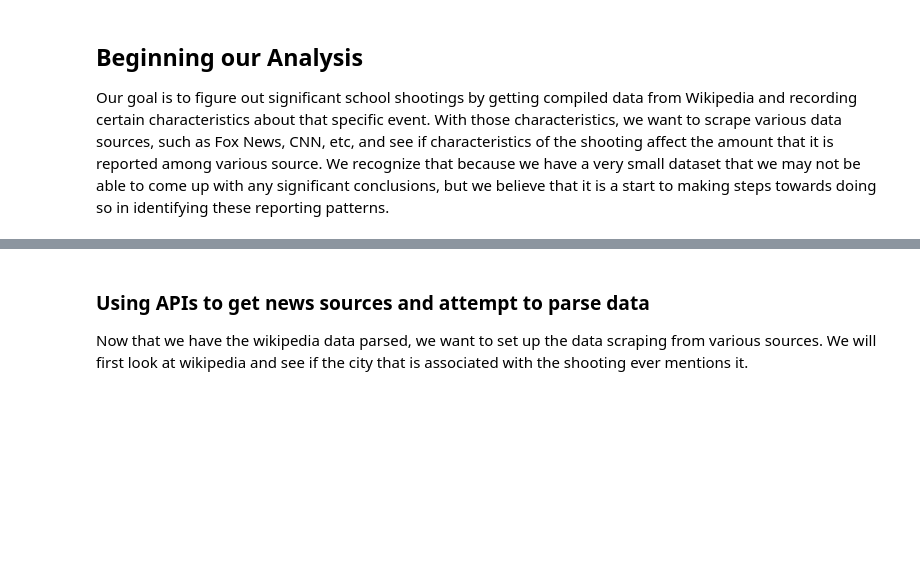
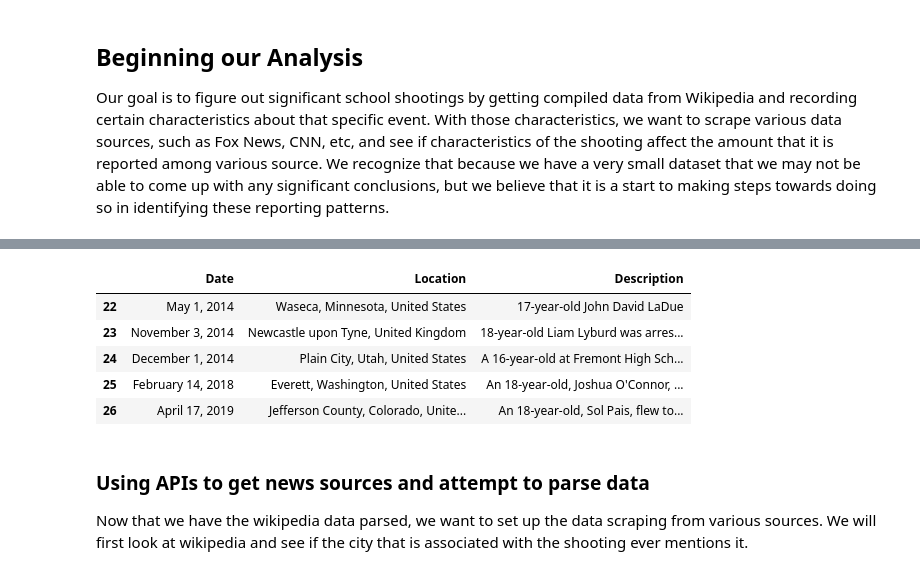
Before and after one commit to eugeneiohc/15388final, a Jupyter notebook: FinalProject.ipynb, the cells around one changed output, grey strips where cells are left out. Cells and saved outputs as stored; diff of their text form; code cells hidden in the pictures; blank space fills up the shorter version.

```diff
--- a/FinalProject.ipynb
+++ b/FinalProject.ipynb
@@ -88,3 +128,12 @@ makeDF(header, body)
+# %%
+df2.tail()
+# %% [output]
+|  | Date | Location | Description |
+| 22 | May 1, 2014 | Waseca, Minnesota, United States | 17-year-old John David LaDue |
+| 23 | November 3, 2014 | Newcastle upon Tyne, United Kingdom | 18-year-old Liam Lyburd was arres... |
+| 24 | December 1, 2014 | Plain City, Utah, United States | A 16-year-old at Fremont High Sch... |
+| 25 | February 14, 2018 | Everett, Washington, United States | An 18-year-old, Joshua O'Connor, ... |
+| 26 | April 17, 2019 | Jefferson County, Colorado, Unite... | An 18-year-old, Sol Pais, flew to... |
 # %% [markdown]
 ### Using APIs to get news sources and attempt to parse data
 Now that we have the wikipedia data parsed, we want to set up the data scraping from various sources. We will first look at wikipedia and see if the city that is associated with the shooting ever mentions it.
```
Also changed, not shown: parts of 7 cells of this notebook.
